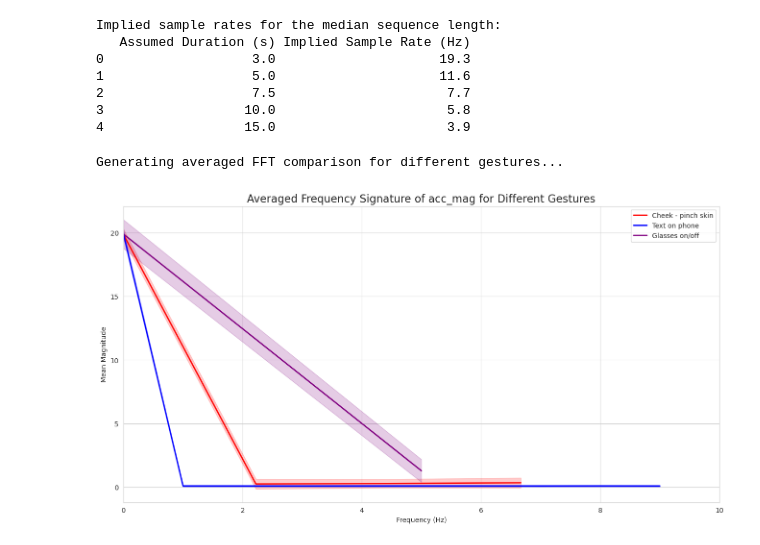
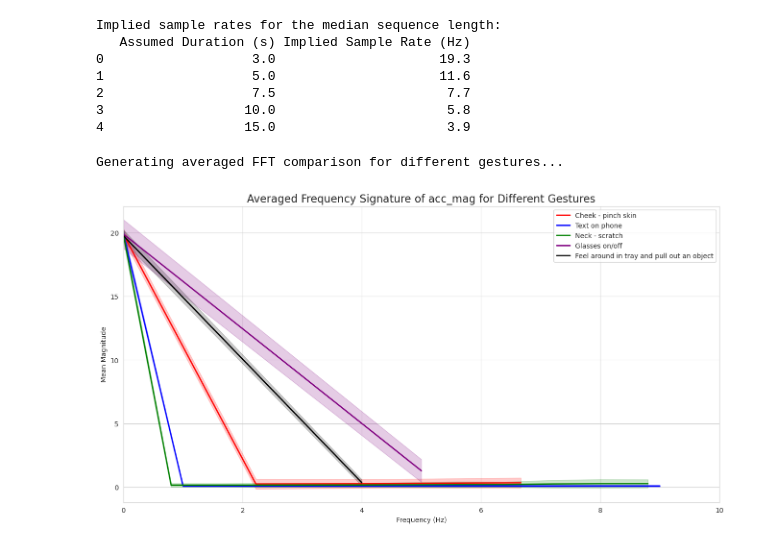
Before and after one commit to bachaudhry/kaggle-cmi-detect-behavior, a Jupyter notebook: notebooks/01b-revised-eda.ipynb, the cells around one changed output. Cells and saved outputs as stored; diff of their text form; code cells hidden in the pictures.

```diff
--- a/notebooks/01b-revised-eda.ipynb
+++ b/notebooks/01b-revised-eda.ipynb
@@ -326,24 +326,25 @@ def plot_averaged_fft_for_gesture(gesture_name, df, ax, color, sample_rate=20.0)
 # %%
 # --- Plotting the new, robust analysis ---
 fig, ax = plt.subplots(figsize=(16, 8))
 gestures_to_compare = {
     'Cheek - pinch skin': 'red',
     'Text on phone': 'blue',
-    'Arm - scratch': 'green',
-    'Glasses on/off': 'purple'
+    'Neck - scratch': 'green',
+    'Glasses on/off': 'purple',
+    'Feel around in tray and pull out an object': 'black',
 }
 
 print("Generating averaged FFT comparison for different gestures...")
 for gesture, color in gestures_to_compare.items():
     plot_averaged_fft_for_gesture(gesture, train_full, ax, color, sample_rate=20.0)
 
 ax.set_title('Averaged Frequency Signature of acc_mag for Different Gestures', fontsize=16)
 ax.set_xlabel('Frequency (Hz)')
 ax.set_ylabel('Mean Magnitude')
 ax.legend()
 ax.grid(True)
 ax.set_xlim(0, 10) # Focus on the 0-10 Hz range, where human motion occurs
 plt.show()
 # %% [output]
 Generating averaged FFT comparison for different gestures...
-[figure, old version]
+[figure, new version]
```
